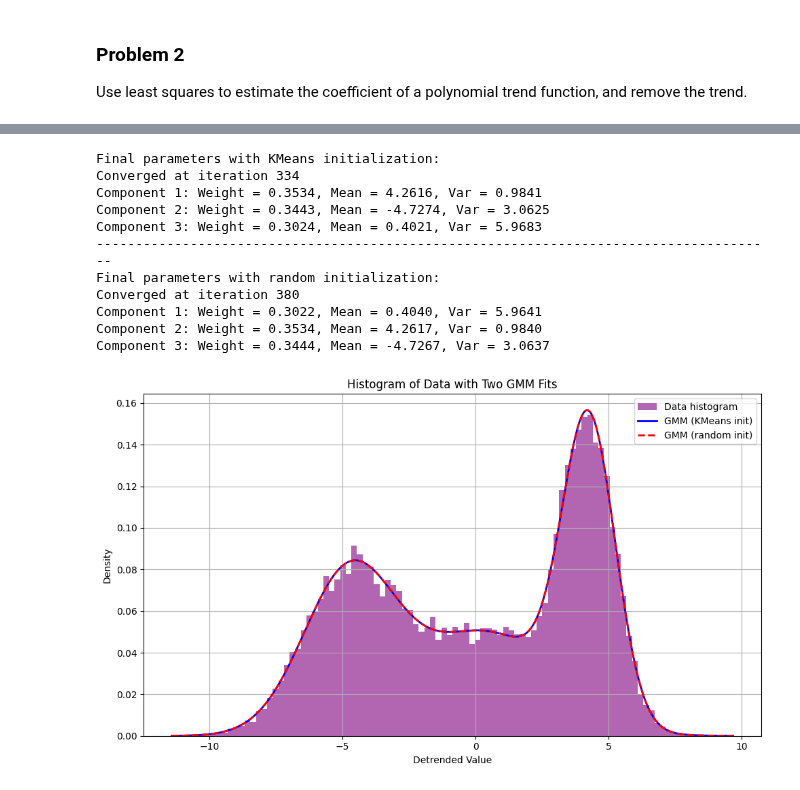
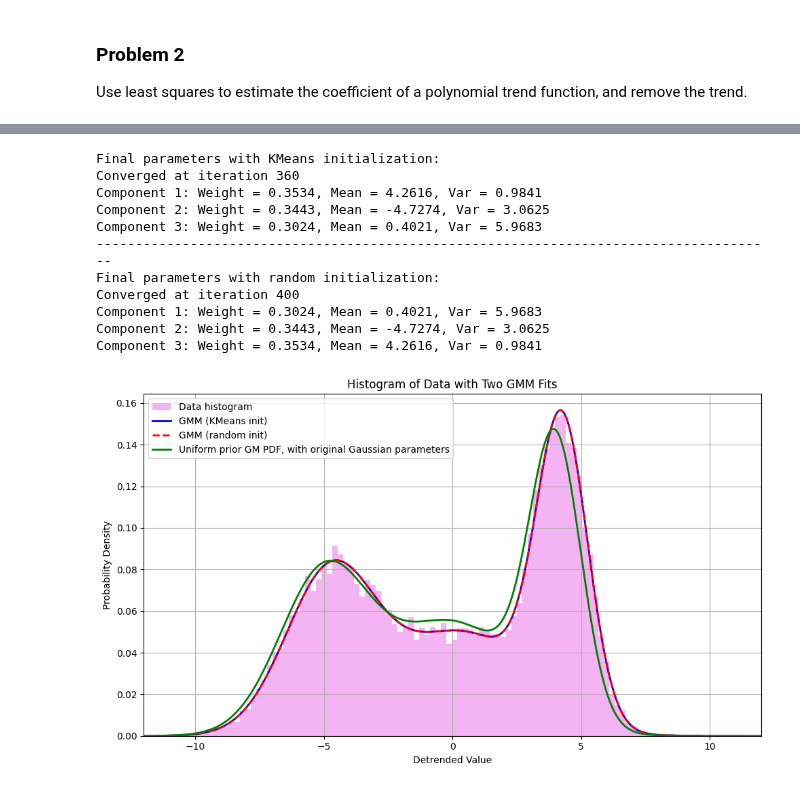
Before and after one commit to DaMole98/SPE-labs, a Jupyter notebook: HW-3/HW3.ipynb, the cells around one changed output, grey strips where cells are left out. Cells and saved outputs as stored; diff of their text form; code cells hidden in the pictures.

```diff
--- a/HW-3/HW3.ipynb
+++ b/HW-3/HW3.ipynb
@@ -199,7 +210,7 @@ def EM(X, K, prior, mu_arr, sigma_arr, max_iter=int(1e9), tol=1e-6):
             break
         loglikelihood_old = loglikelihood
 
-    iteration = iteration if iteration < max_iter else -1
+    iteration = iteration+1 if iteration < max_iter-1 else -1
     return prior, mu_arr, sigma_arr, iteration
 # %%
 import numpy as np
@@ -240,45 +251,57 @@ prior_rand, mu_rand, sigma_rand, iteration_rand = EM(X, K, init_prior_rand, init
 
 print("---------------------------------------------------------------------------------------")
 print("Final parameters with random initialization:")
-print(f"Converged at iteration {iteration_rand if iteration_rand >= 0 else "MAX ITERATIONS REACHED"}")
+print(f"Converged at iteration {iteration_rand if iteration_rand >= 0 else "MAX_ITER"}")
 for k in range(K):
     print(f"Component {k+1}: Weight = {prior_rand[k]:.4f}, Mean = {mu_rand[k]:.4f}, Var = {sigma_rand[k]**2:.4f}")
 # %% [output]
 Final parameters with KMeans initialization:
-Converged at iteration 334
+Converged at iteration 360
 Component 1: Weight = 0.3534, Mean = 4.2616, Var = 0.9841
 Component 2: Weight = 0.3443, Mean = -4.7274, Var = 3.0625
 Component 3: Weight = 0.3024, Mean = 0.4021, Var = 5.9683
 ---------------------------------------------------------------------------------------
 Final parameters with random initialization:
-Converged at iteration 380
-Component 1: Weight = 0.3022, Mean = 0.4040, Var = 5.9641
-Component 2: Weight = 0.3534, Mean = 4.2617, Var = 0.9840
-Component 3: Weight = 0.3444, Mean = -4.7267, Var = 3.0637
+Converged at iteration 400
+Component 1: Weight = 0.3024, Mean = 0.4021, Var = 5.9683
+Component 2: Weight = 0.3443, Mean = -4.7274, Var = 3.0625
+Component 3: Weight = 0.3534, Mean = 4.2616, Var = 0.9841
 # %%
 # Create a fine grid over the data range
 x_vals = np.linspace(X.min(), X.max(), 500)
 
 # Compute the mixture density for each fitted model
 pdf_km   = np.zeros_like(x_vals)
 pdf_rand = np.zeros_like(x_vals)
 for k in range(K):
     # KMeans‐initialized GMM
     pdf_km   += prior_km[k]   * (1/np.sqrt(2*np.pi*sigma_km[k]**2))   * np.exp(- (x_vals-mu_km[k])**2   /(2*sigma_km[k]**2))
     # Random‐initialized GMM
     pdf_rand += prior_rand[k] * (1/np.sqrt(2*np.pi*sigma_rand[k]**2)) * np.exp(- (x_vals-mu_rand[k])**2 /(2*sigma_rand[k]**2))
 
 
 plt.figure(figsize=(10,6))
-plt.hist( X, bins=100, density=True, alpha=0.6, label='Data histogram', color="purple" )
+plt.hist( X, bins=100, density=True, alpha=0.6, label='Data histogram', color="violet" )
 plt.plot( x_vals, pdf_km,   label='GMM (KMeans init)', linewidth=2, color="blue" )
 plt.plot( x_vals, pdf_rand, label='GMM (random init)', linestyle='--', linewidth=2, color="red" )
+
+
+# Gaussian PDFs for the given parameters (mean, variance), assuming the priors are uniform
+gaussian_params = [(-5, 3), (4, 1), (0, 6)]
+x_range = np.linspace(-15, 15, 500)
+pdf = np.zeros_like(x_range)
+
+#plt.figure(figsize=(10,6))
+for mu, var in gaussian_params:
+    pdf += (1/3) * (1/np.sqrt(2*np.pi*var) * np.exp(-(x_range - mu)**2 / (2*var)))
+plt.plot(x_range, pdf, color="green", label='Uniform prior GM PDF, with original Gaussian parameters', linewidth=2)
+plt.xlim(-12, 12)
 plt.xlabel('Detrended Value')
-plt.ylabel('Density')
+plt.ylabel('Probability Density')
 plt.title('Histogram of Data with Two GMM Fits')
 plt.legend()
 plt.grid(True)
 plt.tight_layout()
 plt.show()
 # %% [output]
-[figure, old version]
+[figure, new version]
```
Also changed, not shown: parts of 6 cells of this notebook.
